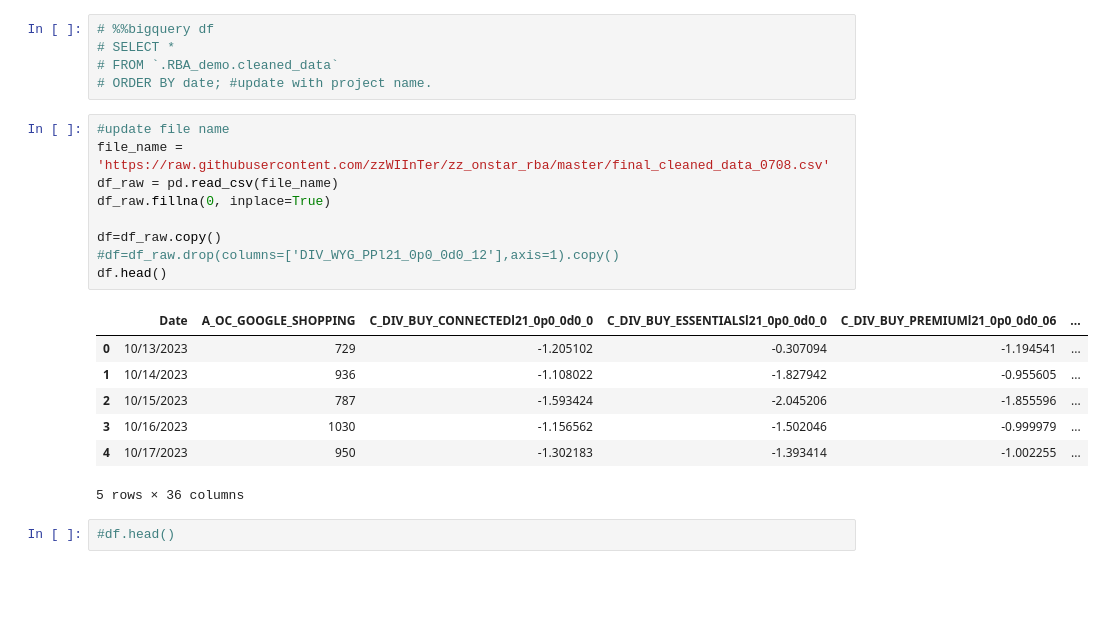
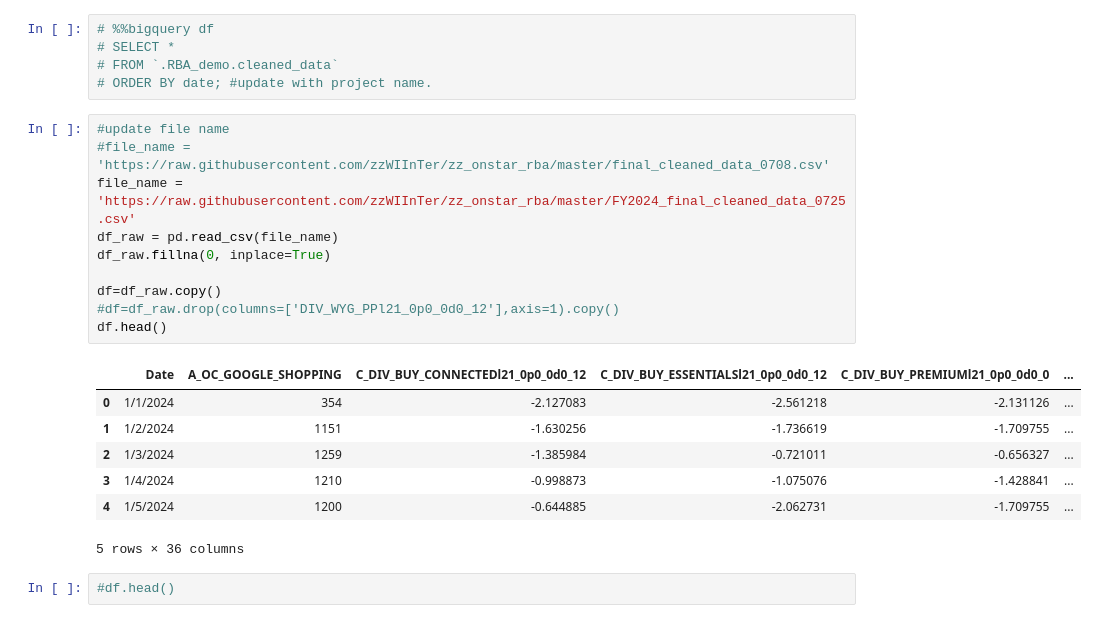
Before and after one commit to zzWIInTer/zz_onstar_rba, a Jupyter notebook: Regularized Regression.ipynb, the cells around one changed output. Saved outputs shown, nothing was run; the diff lists cells and outputs as text; blank space fills up the shorter version.

Commit message:
Update with data FY2024

```diff
--- a/Regularized Regression.ipynb
+++ b/Regularized Regression.ipynb
@@ -124,20 +124,21 @@ bigquery.USE_LEGACY_SQL = False
 # ORDER BY date; #update with project name.
 # %%
 #update file name
-file_name = 'https://raw.githubusercontent.com/zzWIInTer/zz_onstar_rba/master/final_cleaned_data_0708.csv'
+#file_name = 'https://raw.githubusercontent.com/zzWIInTer/zz_onstar_rba/master/final_cleaned_data_0708.csv'
+file_name = 'https://raw.githubusercontent.com/zzWIInTer/zz_onstar_rba/master/FY2024_final_cleaned_data_0725.csv'
 df_raw = pd.read_csv(file_name)
 df_raw.fillna(0, inplace=True)
 
 df=df_raw.copy()
 #df=df_raw.drop(columns=['DIV_WYG_PPl21_0p0_0d0_12'],axis=1).copy()
 df.head()
 # %% [output]
-|  | Date | A_OC_GOOGLE_SHOPPING | C_DIV_BUY_CONNECTEDl21_0p0_0d0_0 | C_DIV_BUY_ESSENTIALSl21_0p0_0d0_0 | C_DIV_BUY_PREMIUMl21_0p0_0d0_06 | ... |
-| 0 | 10/13/2023 | 729 | -1.205102 | -0.307094 | -1.194541 | ... |
-| 1 | 10/14/2023 | 936 | -1.108022 | -1.827942 | -0.955605 | ... |
-| 2 | 10/15/2023 | 787 | -1.593424 | -2.045206 | -1.855596 | ... |
-| 3 | 10/16/2023 | 1030 | -1.156562 | -1.502046 | -0.999979 | ... |
-| 4 | 10/17/2023 | 950 | -1.302183 | -1.393414 | -1.002255 | ... |
+|  | Date | A_OC_GOOGLE_SHOPPING | C_DIV_BUY_CONNECTEDl21_0p0_0d0_12 | C_DIV_BUY_ESSENTIALSl21_0p0_0d0_12 | C_DIV_BUY_PREMIUMl21_0p0_0d0_0 | ... |
+| 0 | 1/1/2024 | 354 | -2.127083 | -2.561218 | -2.131126 | ... |
+| 1 | 1/2/2024 | 1151 | -1.630256 | -1.736619 | -1.709755 | ... |
+| 2 | 1/3/2024 | 1259 | -1.385984 | -0.721011 | -0.656327 | ... |
+| 3 | 1/4/2024 | 1210 | -0.998873 | -1.075076 | -1.428841 | ... |
+| 4 | 1/5/2024 | 1200 | -0.644885 | -2.062731 | -1.709755 | ... |
 5 rows × 36 columns
 # %%
 #df.head()
```
Also changed, not shown: parts of 3 cells of this notebook.
